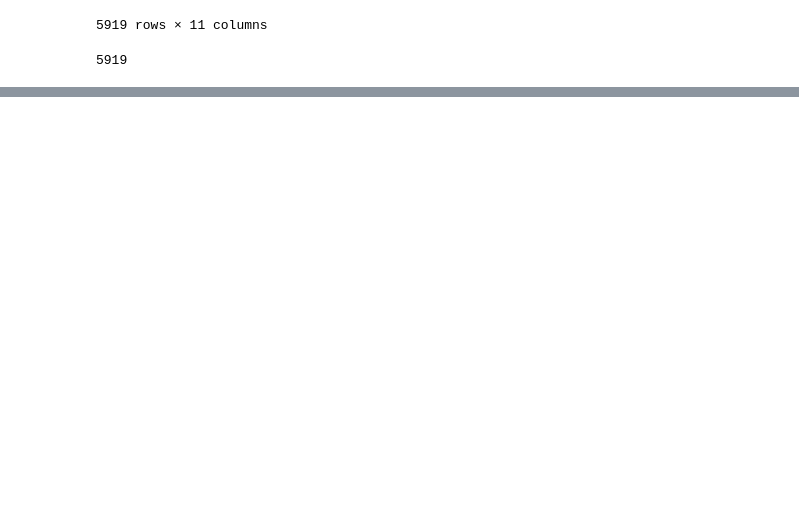
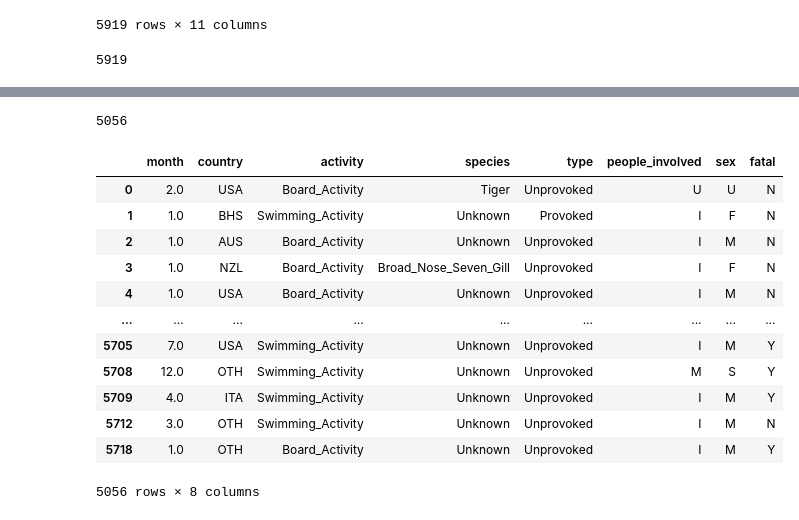
Before and after one commit to godak9/Final_Project, a Jupyter notebook: Machine_Learning/Comparing ML models .ipynb, the cells around one changed output, grey strips where cells are left out. Cells and saved outputs as stored; diff of their text form; code cells hidden in the pictures; blank space fills up the shorter version.

```diff
--- a/Machine_Learning/Comparing ML models .ipynb
+++ b/Machine_Learning/Comparing ML models .ipynb
@@ -59,0 +64,24 @@ shark_bite_df
+# %%
+shark_bite_df.dropna(how = 'any', axis = 0, inplace= True)
+print(len(shark_bite_df))
+#5056
+# %% [output]
+5056
+# %%
+shark_bite_df_copy = shark_bite_df.copy()
+shark_bite_df_copy.drop(["year", "day"], axis=1, inplace=True)
+shark_bite_df_copy
+# %% [output]
+|  | month | country | activity | species | type | people_involved | sex | fatal |
+| 0 | 2.0 | USA | Board_Activity | Tiger | Unprovoked | U | U | N |
+| 1 | 1.0 | BHS | Swimming_Activity | Unknown | Provoked | I | F | N |
+| 2 | 1.0 | AUS | Board_Activity | Unknown | Unprovoked | I | M | N |
+| 3 | 1.0 | NZL | Board_Activity | Broad_Nose_Seven_Gill | Unprovoked | I | F | N |
+| 4 | 1.0 | USA | Board_Activity | Unknown | Unprovoked | I | M | N |
+| ... | ... | ... | ... | ... | ... | ... | ... | ... |
+| 5705 | 7.0 | USA | Swimming_Activity | Unknown | Unprovoked | I | M | Y |
+| 5708 | 12.0 | OTH | Swimming_Activity | Unknown | Unprovoked | M | S | Y |
+| 5709 | 4.0 | ITA | Swimming_Activity | Unknown | Unprovoked | I | M | Y |
+| 5712 | 3.0 | OTH | Swimming_Activity | Unknown | Unprovoked | I | M | N |
+| 5718 | 1.0 | OTH | Board_Activity | Unknown | Unprovoked | I | M | Y |
+5056 rows × 8 columns
```
Also changed, not shown: parts of 34 cells of this notebook.
